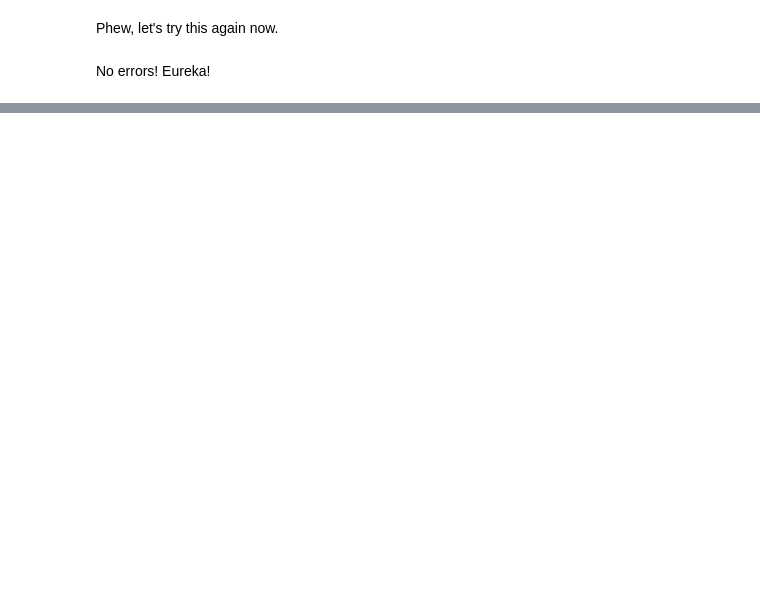
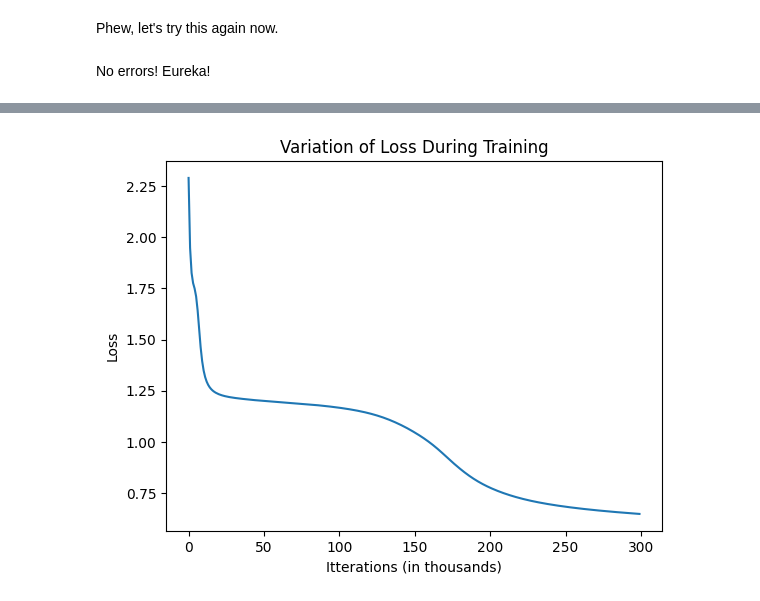
Before and after one commit to lucirie/Deep-learning, a Jupyter notebook: pytorch_neuralnet/star_classification.ipynb, the cells around one changed output, grey strips where cells are left out. Saved outputs shown, nothing was run; the diff lists cells and outputs as text; code cells hidden in the pictures; blank space fills up the shorter version.

Commit message:
full model for star classification

```diff
--- a/pytorch_neuralnet/star_classification.ipynb
+++ b/pytorch_neuralnet/star_classification.ipynb
@@ -173,0 +281,30 @@ No errors! Eureka!
+# %%
+def accuracy(coeffs, t_dep, t_indep):
+    preds, logits = calc_preds(coeffs, t_indep)
+    predicted_classes = torch.argmax(preds, dim=1)
+    correct = (predicted_classes == t_dep).float()
+    return correct.mean().item()
+# %%
+def one_epoch(t_dep, t_indep, coeffs, lr):
+    preds, logits = calc_preds(coeffs, t_indep)
+    loss = torch.nn.CrossEntropyLoss()(logits, t_dep)
+    loss.backward()
+    with torch.no_grad(): return update_coeffs(coeffs, lr)
+# %%
+def train_model(t_dep, t_indep, epochs=300000, lr=0.00055, loss_arr=[], acc_arr=[]):
+    torch.manual_seed(777)
+    coeffs = init_coeffs()
+    for i in range(epochs):
+        coeffs = one_epoch(t_dep, t_indep, coeffs, lr)
+
+        if i % 1000 == 0:
+            preds, logits = calc_preds(coeffs, t_indep)
+            loss = torch.nn.CrossEntropyLoss()(logits, t_dep)
+            acc = accuracy(coeffs, t_dep, t_indep) * 100
+            print(f"Iteration: {i:03d} | Loss: {loss:.4f} | Accuracy: {acc:.2f}%")
+            loss_arr.append(loss.item())
+            acc_arr.append(acc)
+
+    return coeffs, loss_arr, acc_arr
+# %%
+coeffs, loss_arr, acc_arr = train_model(t_dep, t_indep)
@@ -173,0 +329,10 @@ No errors! Eureka!
+# %%
+import matplotlib.pyplot as plt
+
+plt.plot(range(300), loss_arr)
+plt.xlabel("Itterations (in thousands)")
+plt.ylabel("Loss")
+plt.title("Variation of Loss During Training")
+plt.show()
+# %% [output]
+[figure, added]
```
Also changed, not shown: parts of 15 cells of this notebook, 2 other files.
